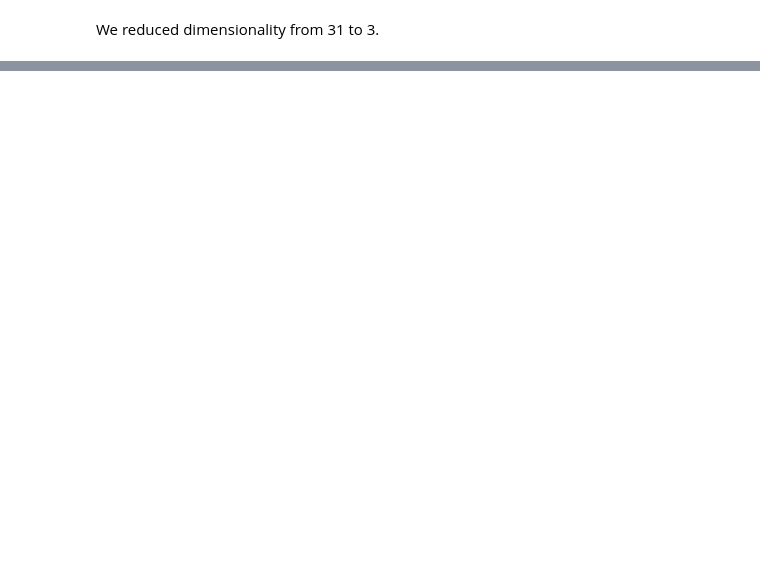
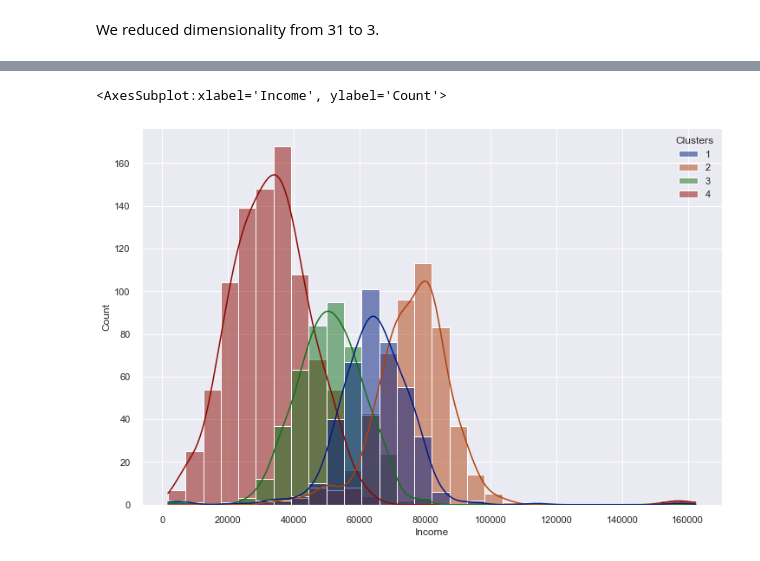
Before and after one commit to DenysIvanilov/Portfolio-Projects, a Jupyter notebook: CustomerSegmentation/NotebookAndModel/Customer_Segmentation.ipynb, the cells around one changed output, grey strips where cells are left out. Saved outputs shown, nothing was run; the diff lists cells and outputs as text; code cells hidden in the pictures; blank space fills up the shorter version.

```diff
--- a/CustomerSegmentation/NotebookAndModel/Customer_Segmentation.ipynb
+++ b/CustomerSegmentation/NotebookAndModel/Customer_Segmentation.ipynb
@@ -559,0 +607,6 @@ AttributeError: module 'yellowbrick' has no attribute 'SilhouetteVisualizer'
+# %%
+plt.figure(figsize=(12, 8))
+sns.histplot(data=data, x="Income", bins=30, kde=True, hue="Clusters", palette="dark")
+# %% [output]
+<AxesSubplot:xlabel='Income', ylabel='Count'>
+[figure, added]
```
Also changed, not shown: parts of 25 cells of this notebook.
